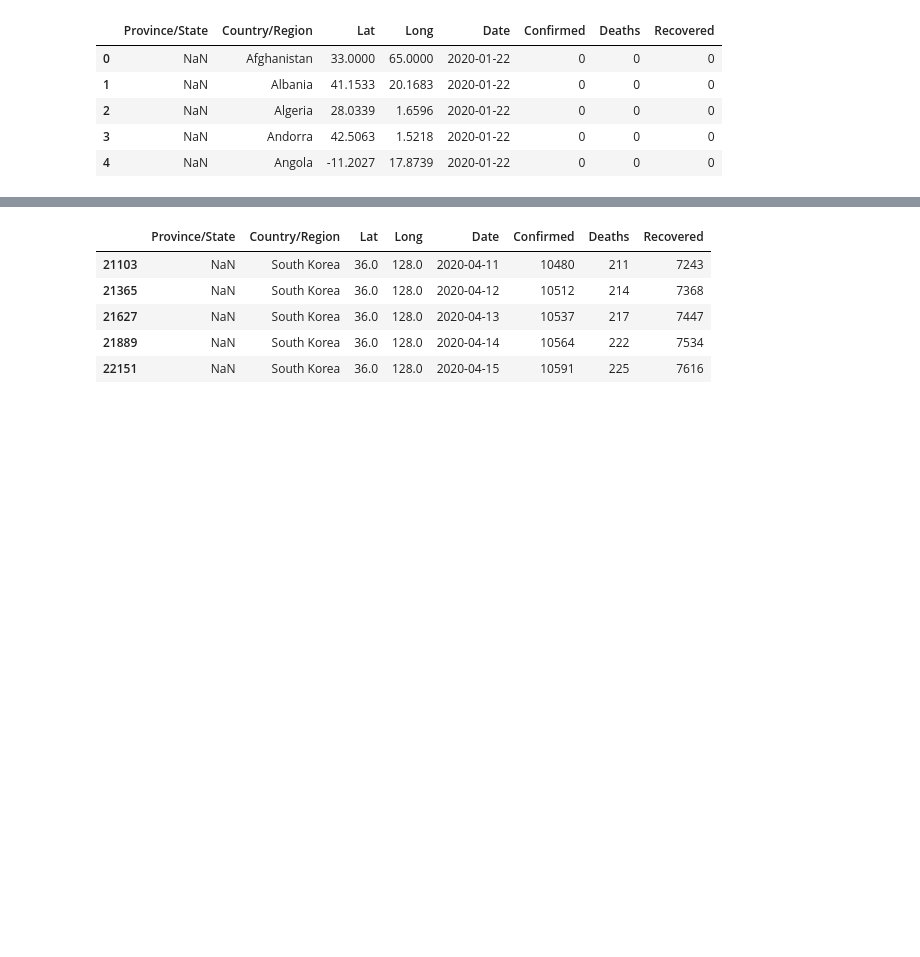
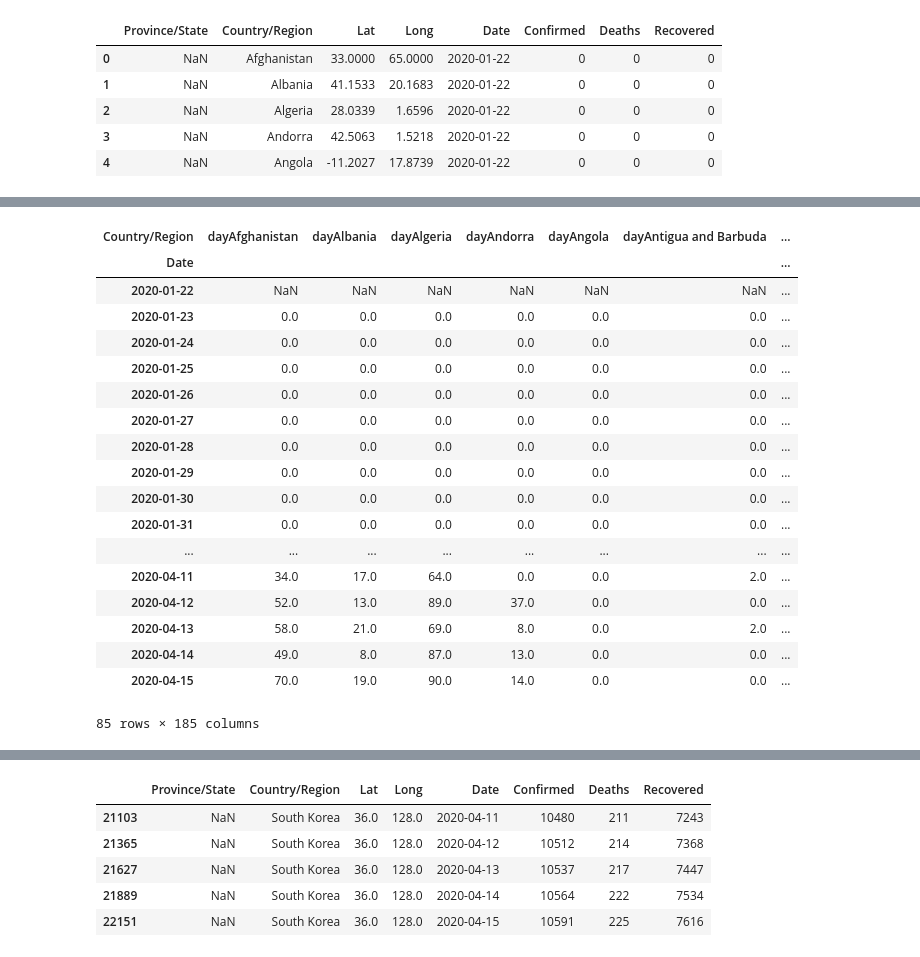
Before and after one commit to Hinterhalter/Post-COVID-19_modeling, a Jupyter notebook: Exploratory_Data_Analysis.ipynb, the cells around one changed output, grey strips where cells are left out. Drawn from its saved outputs; the diff is of its cells as text; code cells hidden in the pictures; blank space fills up the shorter version.

```diff
--- a/Exploratory_Data_Analysis.ipynb
+++ b/Exploratory_Data_Analysis.ipynb
@@ -458,3 +458,5 @@ kag.head()
 | 2 | NaN | Algeria | 28.0339 | 1.6596 | 2020-01-22 | 0 | 0 | 0 |
 | 3 | NaN | Andorra | 42.5063 | 1.5218 | 2020-01-22 | 0 | 0 | 0 |
 | 4 | NaN | Angola | -11.2027 | 17.8739 | 2020-01-22 | 0 | 0 | 0 |
+# %%
+kag_1 = kag.drop('Province/State', axis=1)
@@ -460,0 +465,8 @@ kag.head()
+# %%
+kag_2 = kag_1.pivot_table(index='Date',
+                  columns='Country/Region',
+                  values='Confirmed',
+                         aggfunc='sum')
+# %%
+country_list = list(kag_2.columns)
+country_list[:5]
@@ -460,0 +475,11 @@ kag.head()
+# %%
+for col in country_list:
+    col_name = str(col)+'_1'
+    kag_2['{0}'.format(col_name)] = np.nan
+    kag_2['{0}'.format(col_name)][1:] = kag_2['{0}'.format(col)][0:-1]
+    kag_2['{0}'.format(col_name)].iloc[0] = 0
+    kag_2['{0}'.format(col_name)] = kag_2['{0}'.format(col_name)][1:].astype('int64')
+    new_col_name = 'day'+str(col)
+    kag_2['{}'.format(new_col_name)] = kag_2['{}'.format(col)] - kag_2['{}'.format(col_name)]
+    kag_2.drop("{0}".format(col_name), axis=1, inplace=True)
+    kag_2.drop("{0}".format(col), axis=1, inplace=True)
@@ -460,0 +495,22 @@ kag.head()
+# %%
+kag_2
+# %% [output]
+| Country/Region | dayAfghanistan | dayAlbania | dayAlgeria | dayAndorra | dayAngola | dayAntigua and Barbuda | ... |
+| Date |  |  |  |  |  |  | ... |
+| 2020-01-22 | NaN | NaN | NaN | NaN | NaN | NaN | ... |
+| 2020-01-23 | 0.0 | 0.0 | 0.0 | 0.0 | 0.0 | 0.0 | ... |
+| 2020-01-24 | 0.0 | 0.0 | 0.0 | 0.0 | 0.0 | 0.0 | ... |
+| 2020-01-25 | 0.0 | 0.0 | 0.0 | 0.0 | 0.0 | 0.0 | ... |
+| 2020-01-26 | 0.0 | 0.0 | 0.0 | 0.0 | 0.0 | 0.0 | ... |
+| 2020-01-27 | 0.0 | 0.0 | 0.0 | 0.0 | 0.0 | 0.0 | ... |
+| 2020-01-28 | 0.0 | 0.0 | 0.0 | 0.0 | 0.0 | 0.0 | ... |
+| 2020-01-29 | 0.0 | 0.0 | 0.0 | 0.0 | 0.0 | 0.0 | ... |
+| 2020-01-30 | 0.0 | 0.0 | 0.0 | 0.0 | 0.0 | 0.0 | ... |
+| 2020-01-31 | 0.0 | 0.0 | 0.0 | 0.0 | 0.0 | 0.0 | ... |
+| ... | ... | ... | ... | ... | ... | ... | ... |
+| 2020-04-11 | 34.0 | 17.0 | 64.0 | 0.0 | 0.0 | 2.0 | ... |
+| 2020-04-12 | 52.0 | 13.0 | 89.0 | 37.0 | 0.0 | 0.0 | ... |
+| 2020-04-13 | 58.0 | 21.0 | 69.0 | 8.0 | 0.0 | 2.0 | ... |
+| 2020-04-14 | 49.0 | 8.0 | 87.0 | 13.0 | 0.0 | 0.0 | ... |
+| 2020-04-15 | 70.0 | 19.0 | 90.0 | 14.0 | 0.0 | 0.0 | ... |
+85 rows × 185 columns
```
Also changed, not shown: parts of 7 cells of this notebook.
